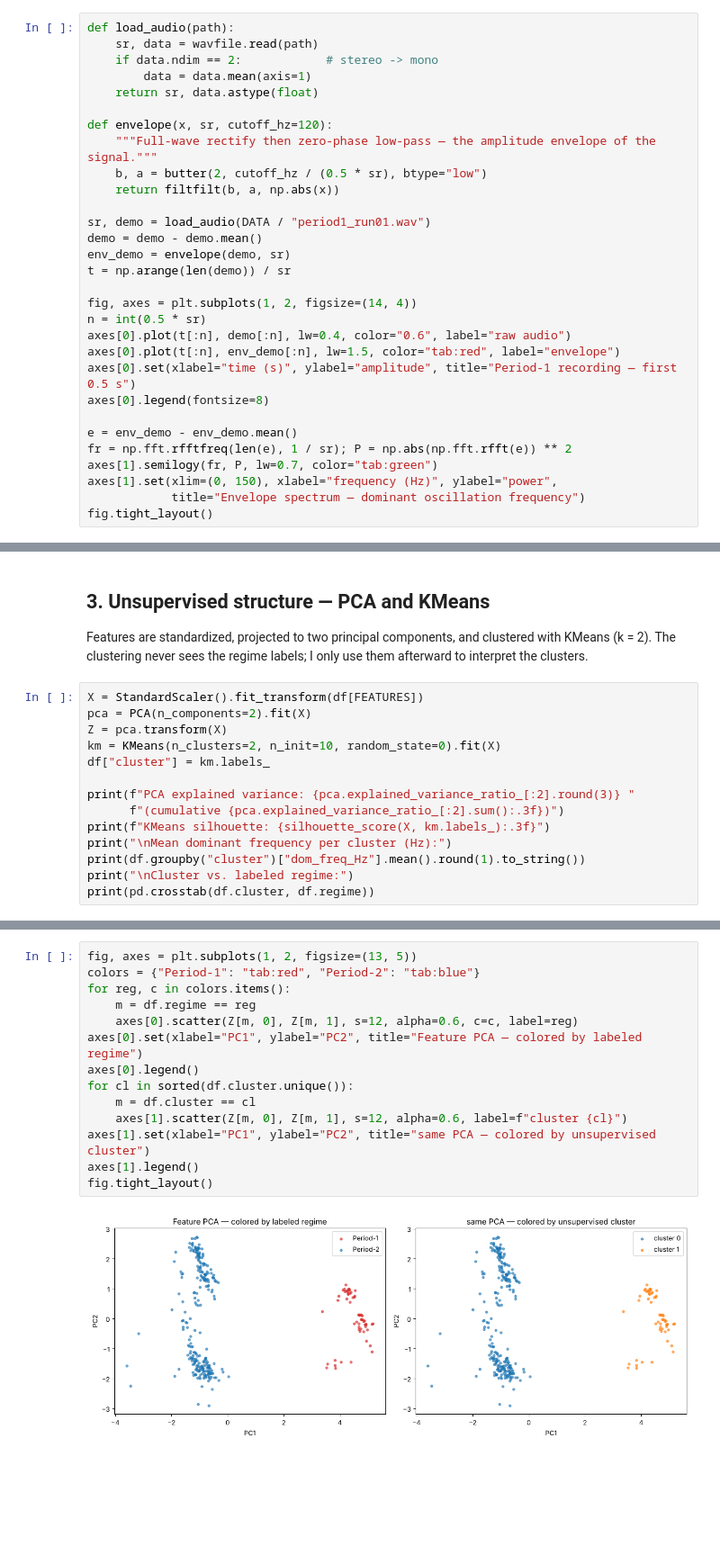
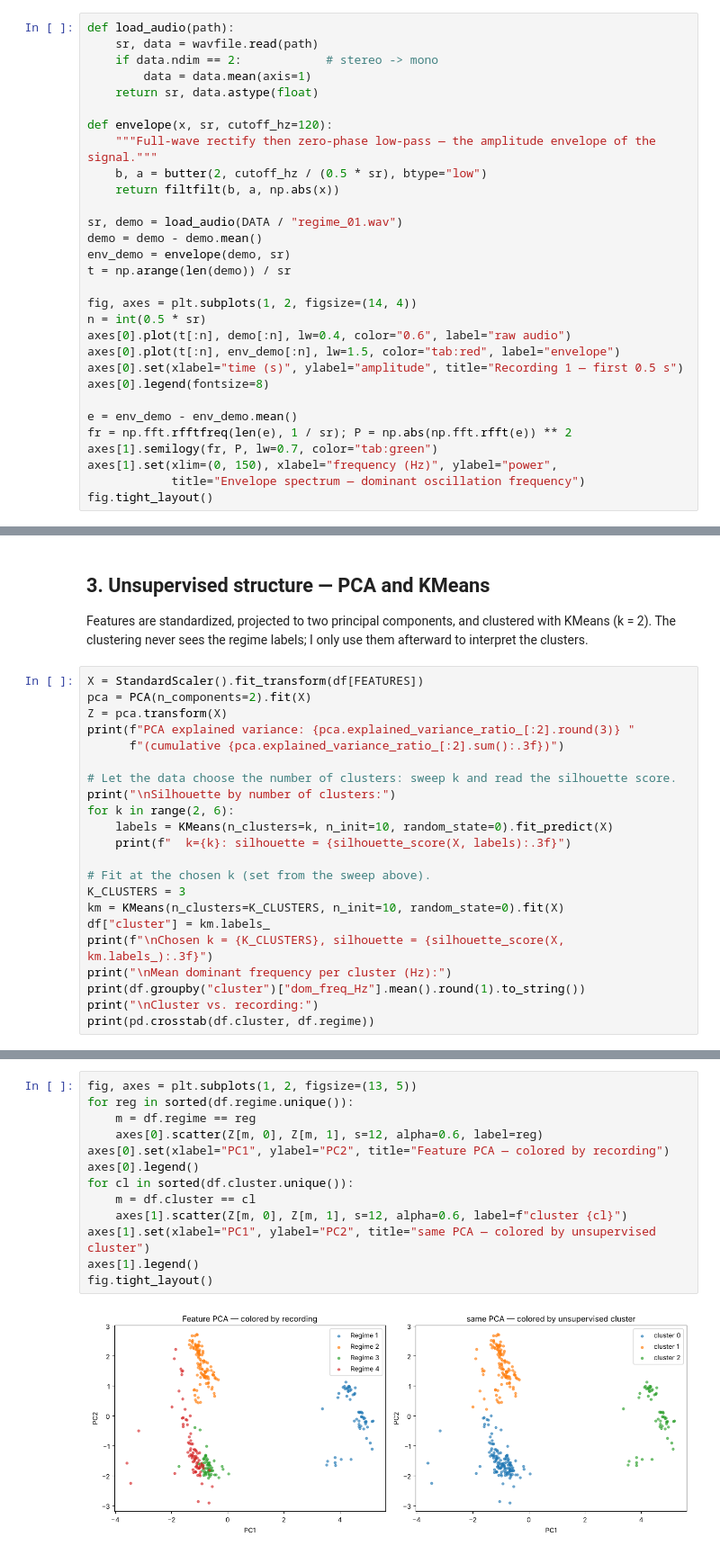
Before and after one commit to kvnjnr31/Opto-Electronic-Chaos, a Jupyter notebook: notebooks/optoelectronic_dynamics.ipynb, the cells around one changed output, grey strips where cells are left out. Shown at 90% size. Saved outputs shown, nothing was run; the diff lists cells and outputs as text; blank space fills up the shorter version.

```diff
--- a/notebooks/optoelectronic_dynamics.ipynb
+++ b/notebooks/optoelectronic_dynamics.ipynb
@@ -64,7 +64,7 @@ def envelope(x, sr, cutoff_hz=120):
     b, a = butter(2, cutoff_hz / (0.5 * sr), btype="low")
     return filtfilt(b, a, np.abs(x))
 
-sr, demo = load_audio(DATA / "period1_run01.wav")
+sr, demo = load_audio(DATA / "regime_01.wav")
 demo = demo - demo.mean()
 env_demo = envelope(demo, sr)
 t = np.arange(len(demo)) / sr
@@ -73,7 +73,7 @@ fig, axes = plt.subplots(1, 2, figsize=(14, 4))
 n = int(0.5 * sr)
 axes[0].plot(t[:n], demo[:n], lw=0.4, color="0.6", label="raw audio")
 axes[0].plot(t[:n], env_demo[:n], lw=1.5, color="tab:red", label="envelope")
-axes[0].set(xlabel="time (s)", ylabel="amplitude", title="Period-1 recording — first 0.5 s")
+axes[0].set(xlabel="time (s)", ylabel="amplitude", title="Recording 1 — first 0.5 s")
 axes[0].legend(fontsize=8)
 
 e = env_demo - env_demo.mean()
@@ -144,15 +146,23 @@ The clustering never sees the regime labels; I only use them afterward to interp
 X = StandardScaler().fit_transform(df[FEATURES])
 pca = PCA(n_components=2).fit(X)
 Z = pca.transform(X)
-km = KMeans(n_clusters=2, n_init=10, random_state=0).fit(X)
-df["cluster"] = km.labels_
-
 print(f"PCA explained variance: {pca.explained_variance_ratio_[:2].round(3)} "
       f"(cumulative {pca.explained_variance_ratio_[:2].sum():.3f})")
-print(f"KMeans silhouette: {silhouette_score(X, km.labels_):.3f}")
+
+# Let the data choose the number of clusters: sweep k and read the silhouette score.
+print("\nSilhouette by number of clusters:")
+for k in range(2, 6):
+    labels = KMeans(n_clusters=k, n_init=10, random_state=0).fit_predict(X)
+    print(f"  k={k}: silhouette = {silhouette_score(X, labels):.3f}")
+
+# Fit at the chosen k (set from the sweep above).
+K_CLUSTERS = 3
+km = KMeans(n_clusters=K_CLUSTERS, n_init=10, random_state=0).fit(X)
+df["cluster"] = km.labels_
+print(f"\nChosen k = {K_CLUSTERS}, silhouette = {silhouette_score(X, km.labels_):.3f}")
 print("\nMean dominant frequency per cluster (Hz):")
 print(df.groupby("cluster")["dom_freq_Hz"].mean().round(1).to_string())
-print("\nCluster vs. labeled regime:")
+print("\nCluster vs. recording:")
 print(pd.crosstab(df.cluster, df.regime))
 # %% [output]
 PCA explained variance: [0.585 0.301] (cumulative 0.886)
@@ -180,19 +195,18 @@ features capture.
 # %%
 fig, axes = plt.subplots(1, 2, figsize=(13, 5))
-colors = {"Period-1": "tab:red", "Period-2": "tab:blue"}
-for reg, c in colors.items():
+for reg in sorted(df.regime.unique()):
     m = df.regime == reg
-    axes[0].scatter(Z[m, 0], Z[m, 1], s=12, alpha=0.6, c=c, label=reg)
-axes[0].set(xlabel="PC1", ylabel="PC2", title="Feature PCA — colored by labeled regime")
+    axes[0].scatter(Z[m, 0], Z[m, 1], s=12, alpha=0.6, label=reg)
+axes[0].set(xlabel="PC1", ylabel="PC2", title="Feature PCA — colored by recording")
 axes[0].legend()
 for cl in sorted(df.cluster.unique()):
     m = df.cluster == cl
     axes[1].scatter(Z[m, 0], Z[m, 1], s=12, alpha=0.6, label=f"cluster {cl}")
 axes[1].set(xlabel="PC1", ylabel="PC2", title="same PCA — colored by unsupervised cluster")
 axes[1].legend()
 fig.tight_layout()
 # %% [output]
-[figure, old version]
+[figure, new version]
 # %% [markdown]
 ## 4. Phase-space reconstruction — the attractors
 
```
Also changed, not shown: parts of 11 cells of this notebook.
